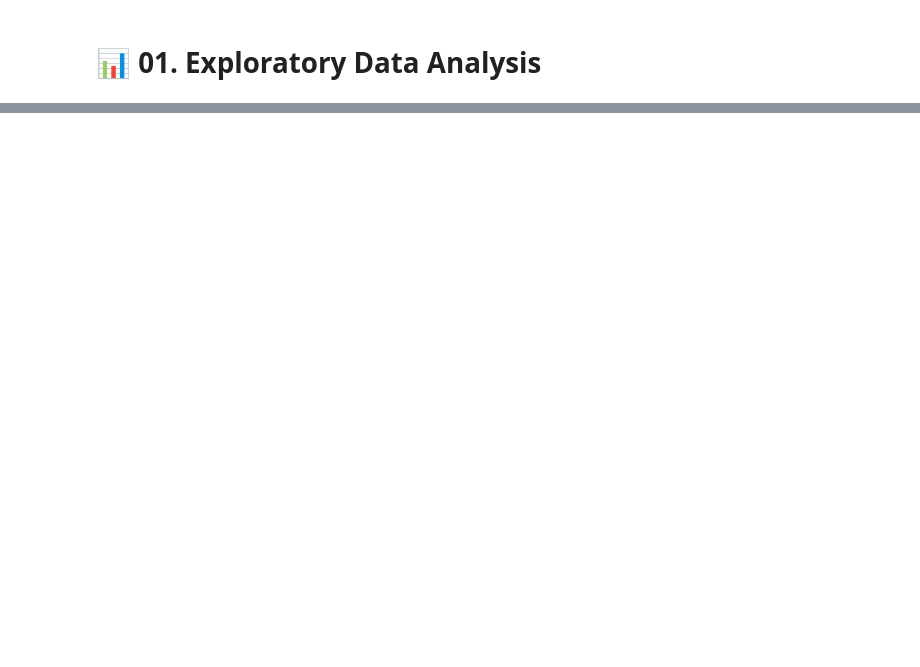
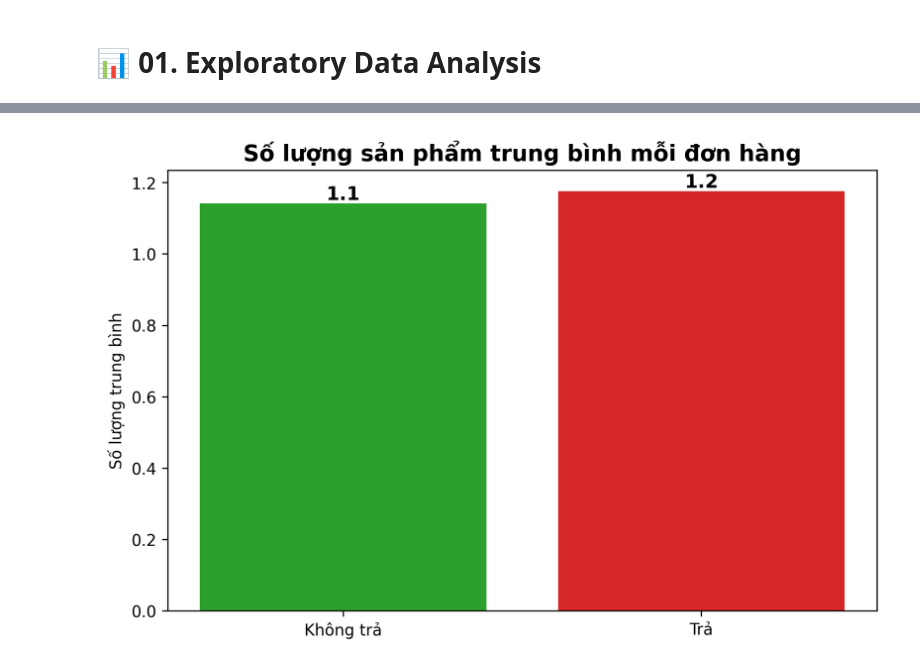
Before and after one commit to lkbdayyy/return-prediction, a Jupyter notebook: notebooks/01_eda.ipynb, the cells around one changed output, grey strips where cells are left out. Saved outputs shown, nothing was run; the diff lists cells and outputs as text; code cells hidden in the pictures; blank space fills up the shorter version.

```diff
--- a/notebooks/01_eda.ipynb
+++ b/notebooks/01_eda.ipynb
@@ -26,0 +43,14 @@ plt.show()
+# %%
+# Biểu đồ 6: Số lượng SP TB
+avg_items_no = df[df['is_return'] == 0]['item_count'].mean()
+avg_items_yes = df[df['is_return'] == 1]['item_count'].mean()
+plt.figure(figsize=(8,5))
+bars = plt.bar(['Không trả', 'Trả'], [avg_items_no, avg_items_yes], color=['#2ca02c', '#d62728'])
+for bar in bars:
+    yval = bar.get_height()
+    plt.text(bar.get_x() + bar.get_width()/2, yval, f'{yval:.1f}', ha='center', va='bottom', fontsize=12, fontweight='bold')
+plt.title('Số lượng sản phẩm trung bình mỗi đơn hàng', fontweight='bold', fontsize=14)
+plt.savefig('avg_items_comparison.png', bbox_inches='tight', dpi=300)
+plt.show()
+# %% [output]
+[figure, added]
```
Also changed, not shown: parts of 11 cells of this notebook, 4 other files.
